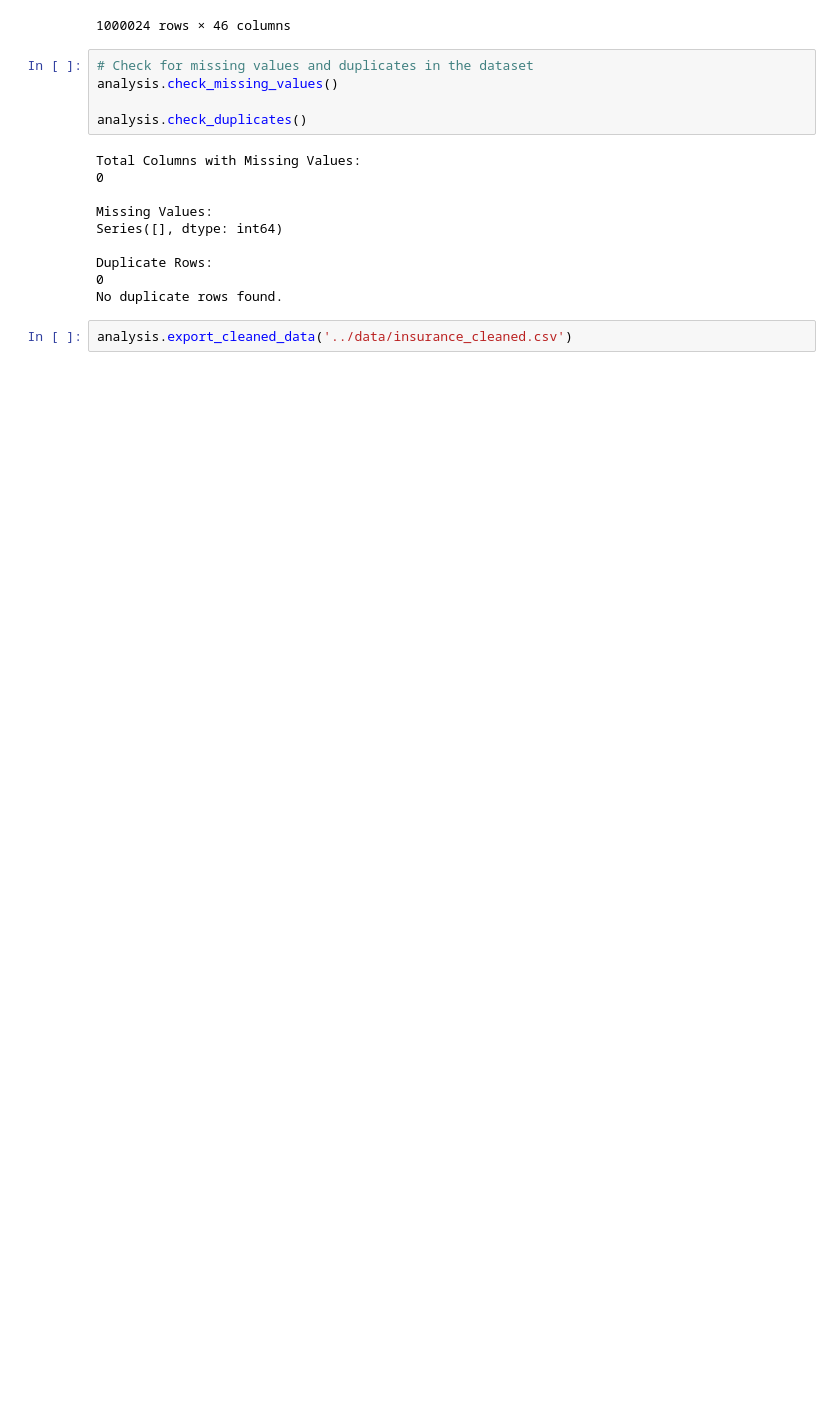
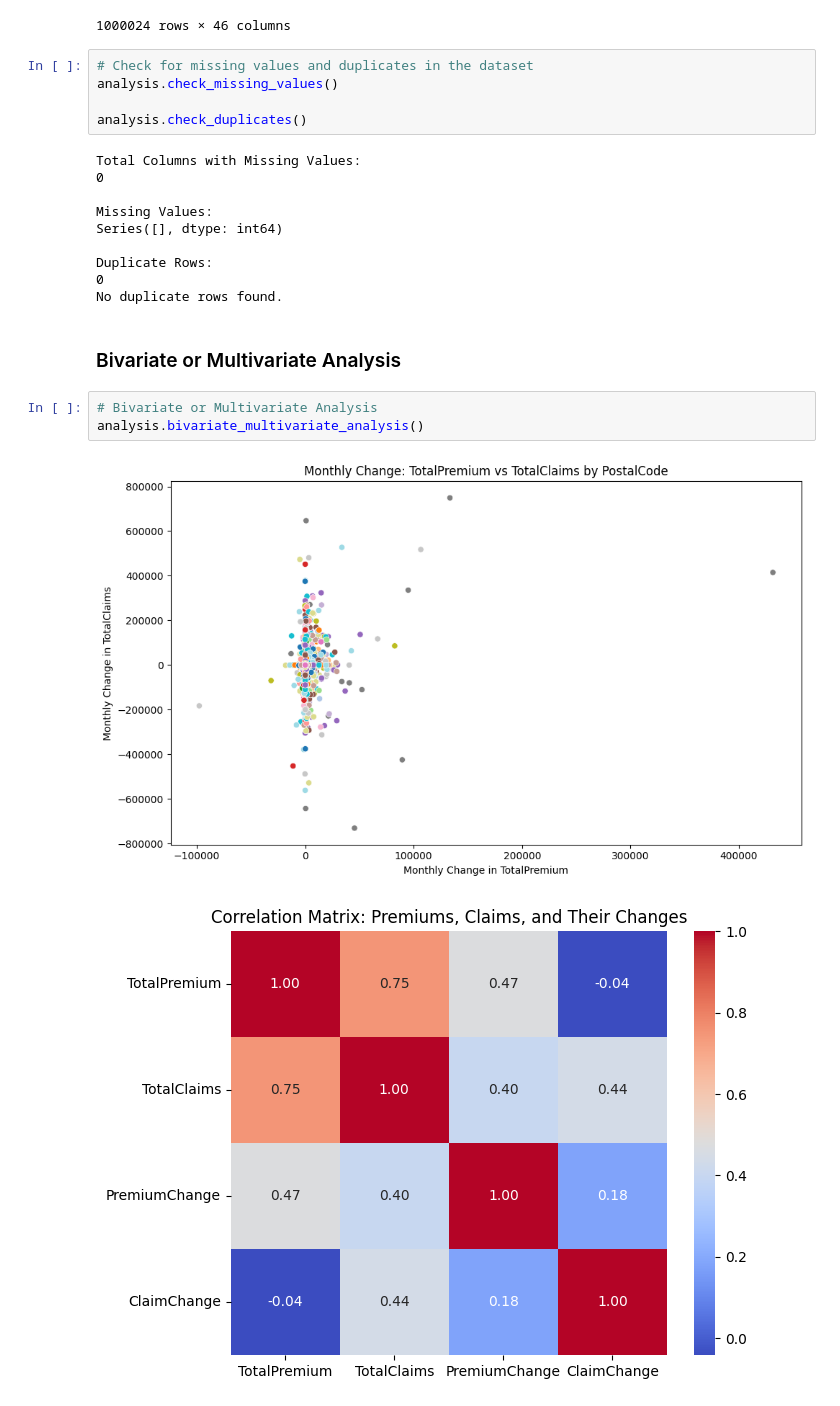
Before and after one commit to Melak12/week-3-insurance-risk-analytics, a Jupyter notebook: notebooks/insurance_eda.ipynb, the cells around one changed output. Cells and saved outputs as stored; diff of their text form; blank space fills up the shorter version.

```diff
--- a/notebooks/insurance_eda.ipynb
+++ b/notebooks/insurance_eda.ipynb
@@ -126,5 +126,11 @@ Series([], dtype: int64)
 Duplicate Rows:
 0
 No duplicate rows found.
+# %% [markdown]
+### Bivariate or Multivariate Analysis
 # %%
-analysis.export_cleaned_data('../data/insurance_cleaned.csv')
+# Bivariate or Multivariate Analysis
+analysis.bivariate_multivariate_analysis()
+# %% [output]
+[figure, added]
+[figure, added]
```
Also changed, not shown: 1 other file.
